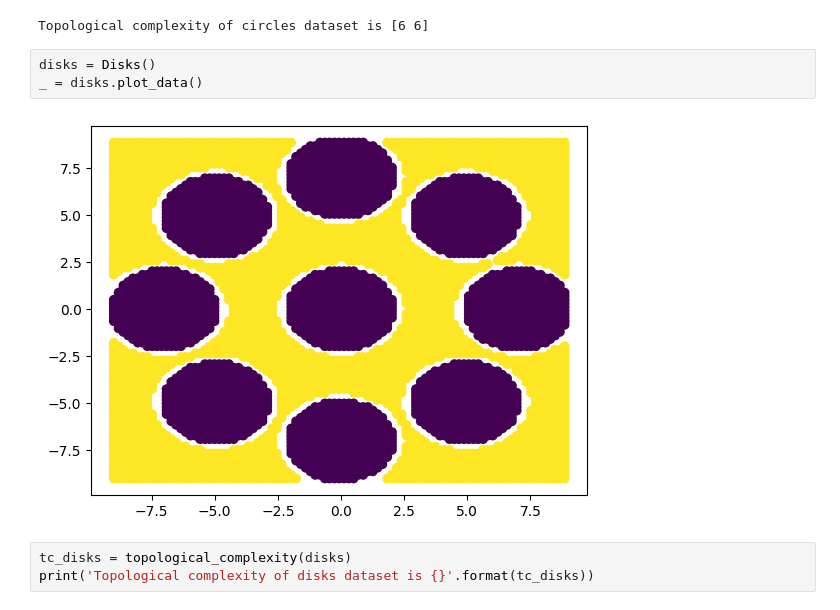
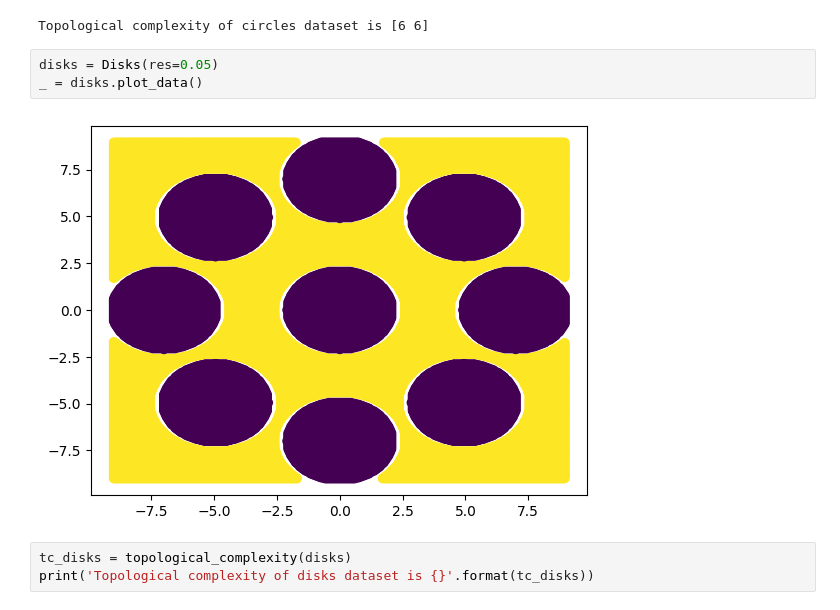
Before and after one commit to Snopoff/Masters-Thesis, a Jupyter notebook: notebooks/activations.ipynb, the cells around one changed output. Drawn from its saved outputs; the diff is of its cells as text.

```diff
--- a/notebooks/activations.ipynb
+++ b/notebooks/activations.ipynb
@@ -134,10 +182,10 @@ print('Topological complexity of circles dataset is {}'.format(tc_circles))
 # %% [output]
 Topological complexity of circles dataset is [6 6]
 # %%
-disks = Disks()
+disks = Disks(res=0.05)
 _ = disks.plot_data()
 # %% [output]
-[figure, old version]
+[figure, new version]
 # %%
 tc_disks = topological_complexity(disks)
 print('Topological complexity of disks dataset is {}'.format(tc_disks))
```
Also changed, not shown: parts of 6 cells of this notebook, 6 other files.
